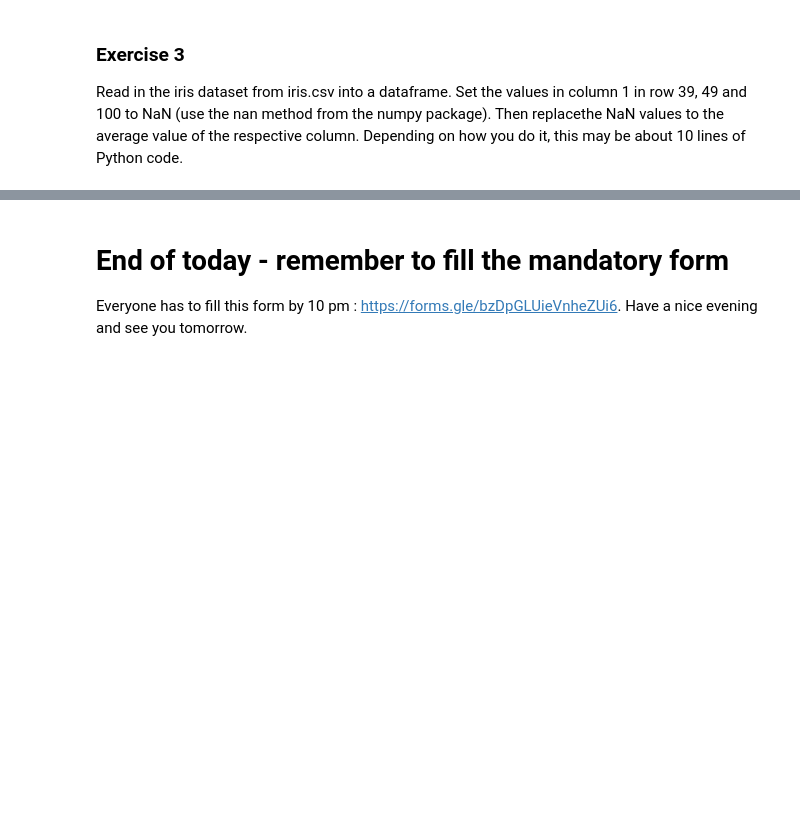
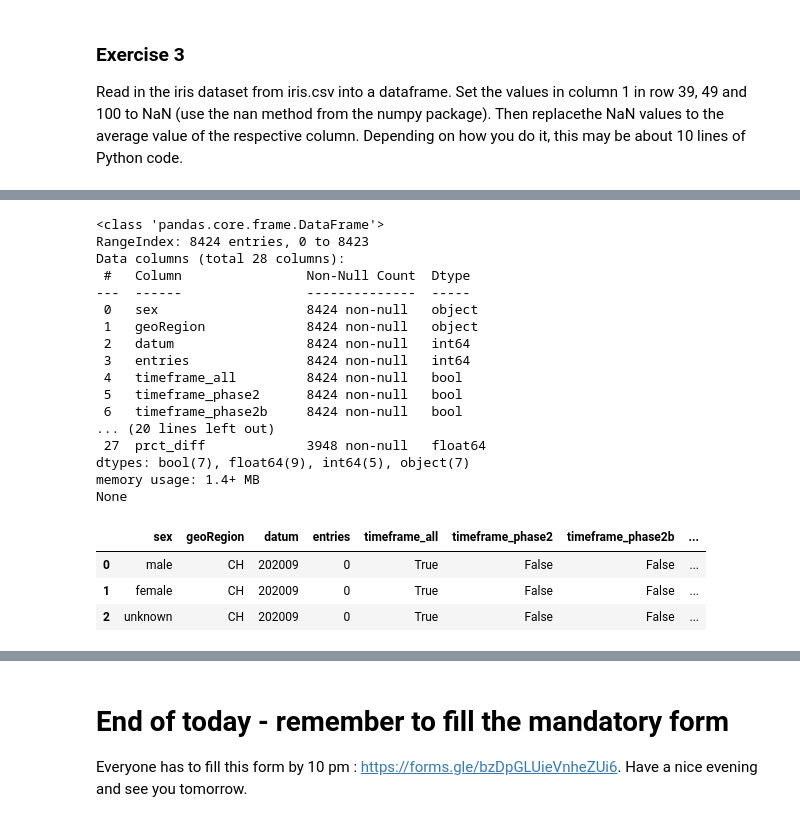
Before and after one commit to sigvehaug/CAS-Applied-Data-Science, a Jupyter notebook: Module-1/M1-D1-DM.ipynb, the cells around one changed output, grey strips where cells are left out. Cells and saved outputs as stored; diff of their text form; code cells hidden in the pictures; blank space fills up the shorter version.

```diff
--- a/Module-1/M1-D1-DM.ipynb
+++ b/Module-1/M1-D1-DM.ipynb
@@ -466,0 +467,29 @@ Print the list of Swiss cantons with the number of registered positive COVID19 t
+# %%
+url = 'https://www.covid19.admin.ch/api/data/20210824-jrvdp23s/sources/COVID19Test_geoRegion_all.json'
+#df_cov = pd.io.json.read_json(url)
+url = 'https://www.covid19.admin.ch/api/data/20210824-jrvdp23s/sources/COVID19Death_geoRegion_sex_w.csv'
+df_cov = pd.read_csv(url)
+print(df_cov.info())
+df_cov.head(3)
+# %% [output]
+<class 'pandas.core.frame.DataFrame'>
+RangeIndex: 8424 entries, 0 to 8423
+Data columns (total 28 columns):
+ #   Column                Non-Null Count  Dtype
+---  ------                --------------  -----
+ 0   sex                   8424 non-null   object
+ 1   geoRegion             8424 non-null   object
+ 2   datum                 8424 non-null   int64
+ 3   entries               8424 non-null   int64
+ 4   timeframe_all         8424 non-null   bool
+ 5   timeframe_phase2      8424 non-null   bool
+ 6   timeframe_phase2b     8424 non-null   bool
+... (20 lines left out)
+ 27  prct_diff             3948 non-null   float64
+dtypes: bool(7), float64(9), int64(5), object(7)
+memory usage: 1.4+ MB
+None
+|  | sex | geoRegion | datum | entries | timeframe_all | timeframe_phase2 | timeframe_phase2b | ... |
+| 0 | male | CH | 202009 | 0 | True | False | False | ... |
+| 1 | female | CH | 202009 | 0 | True | False | False | ... |
+| 2 | unknown | CH | 202009 | 0 | True | False | False | ... |
```
Also changed, not shown: parts of 3 cells of this notebook.
